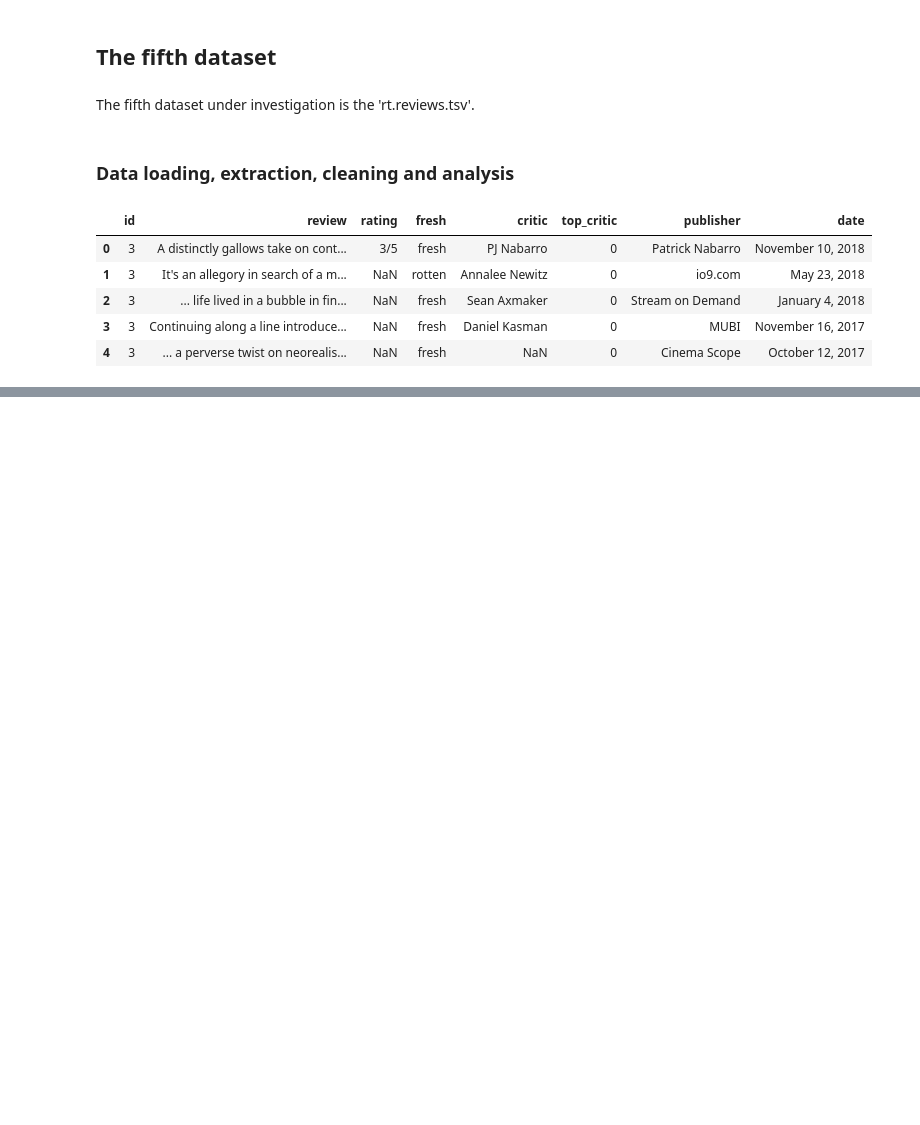
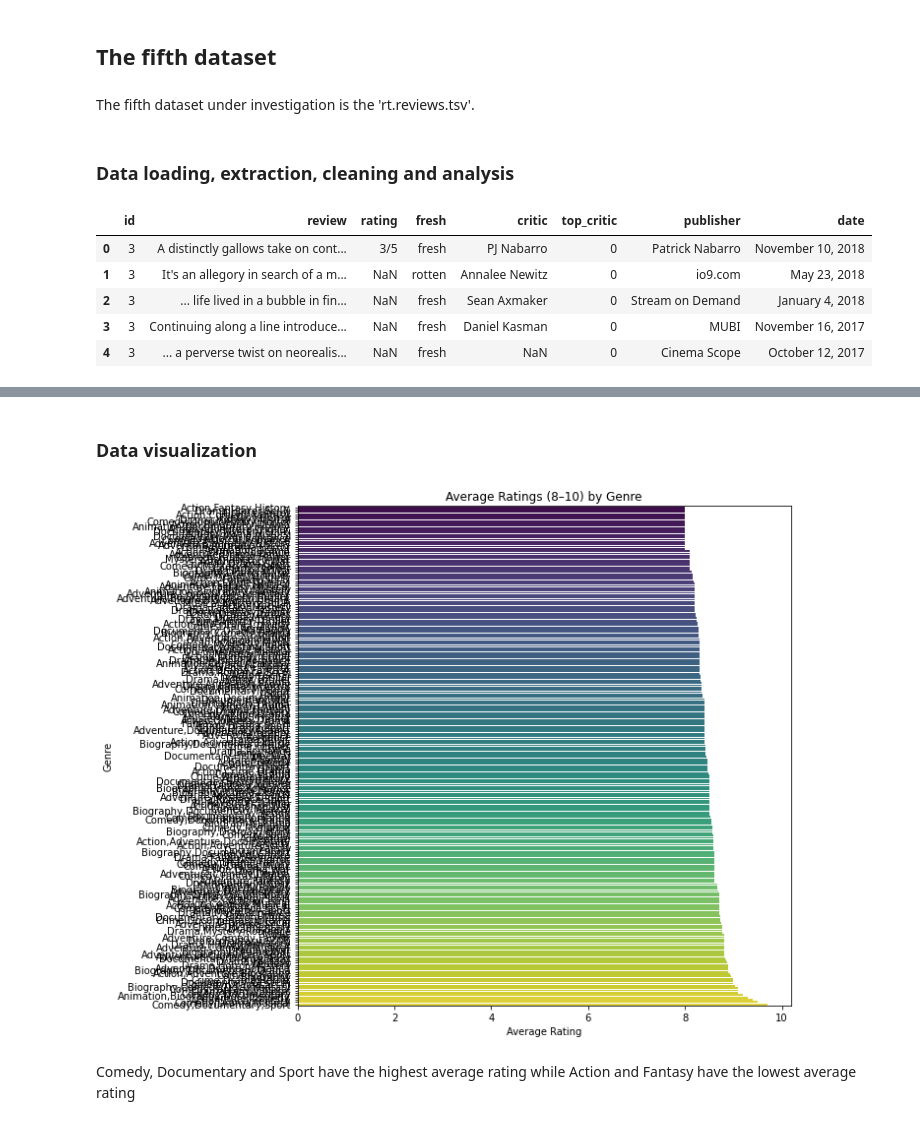
Before and after one commit to hildajerotich/GROUP-6-PHASE-2-PROJECT, a Jupyter notebook: student.ipynb, the cells around one changed output, grey strips where cells are left out. Saved outputs shown, nothing was run; the diff lists cells and outputs as text; code cells hidden in the pictures; blank space fills up the shorter version.

```diff
--- a/student.ipynb
+++ b/student.ipynb
@@ -686,0 +682,4 @@ df_reviews = df_reviews.to_csv('reviews.csv', index=False)
+# %%
+conn = sqlite3.connect('im.db')
+df = pd.read_sql("""SELECT * FROM sqlite_master WHERE type='table';""", conn)
+df
@@ -686,0 +737,15 @@ df_reviews = df_reviews.to_csv('reviews.csv', index=False)
+# %%
+query = """
+SELECT p.primary_name, mr.averagerating, mb.genres, mb.original_title
+FROM directors AS d
+JOIN persons AS p
+ON d.person_id = p.person_id
+JOIN movie_ratings AS mr
+ON d.movie_id = mr.movie_id
+JOIN movie_basics as mb
+ON d.movie_id = mb.movie_id
+WHERE mb.start_year >=2018
+ORDER BY mr.averagerating DESC;
+"""
+df_directors = pd.read_sql(query, conn)
+df_directors.head()
@@ -686,0 +773,2 @@ df_reviews = df_reviews.to_csv('reviews.csv', index=False)
+# %%
+df_directors['genres'] = df_directors['genres'].str.split(', ')
@@ -686,0 +796,4 @@ df_reviews = df_reviews.to_csv('reviews.csv', index=False)
+# %%
+df_filtered = df_directors[(df_directors['averagerating'] >= 8) & (df_directors['averagerating'] <= 10)].copy()
+
+df_exploded = df_filtered.explode('genres')
@@ -686,0 +809,15 @@ df_reviews = df_reviews.to_csv('reviews.csv', index=False)
+# %% [markdown]
+### Data visualization
+# %%
+genre_avg_rating = df_exploded.groupby('genres')['averagerating'].mean().sort_values()
+plt.figure(figsize=(10,8))
+sns.barplot(x=genre_avg_rating.values, y=genre_avg_rating.index, palette="viridis")
+plt.xlabel('Average Rating')
+plt.ylabel('Genre')
+plt.title('Average Ratings (8–10) by Genre')
+plt.tight_layout()
+plt.show()
+# %% [output]
+[figure, added]
+# %% [markdown]
+Comedy, Documentary and Sport have the highest average rating while Action and Fantasy have the lowest average rating
```
Also changed, not shown: parts of 26 cells of this notebook.
